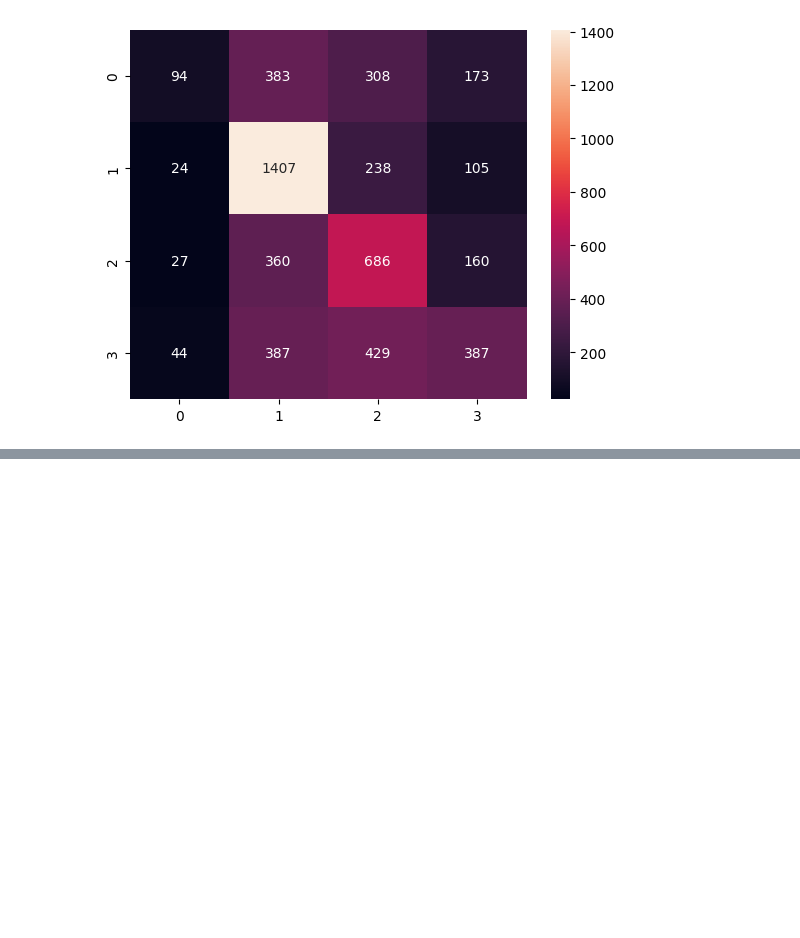
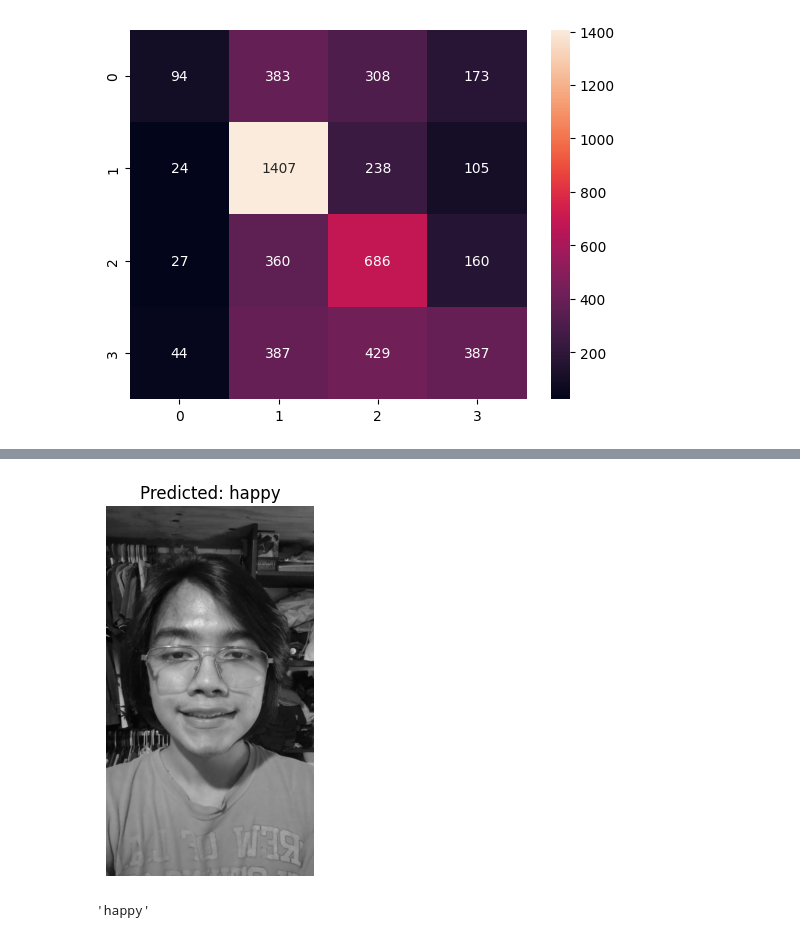
Before and after one commit to pyrawn/cnn-emotion-recognition-upy, a Jupyter notebook: notebooks/training.ipynb, the cells around one changed output, grey strips where cells are left out. Drawn from its saved outputs; the diff is of its cells as text; code cells hidden in the pictures; blank space fills up the shorter version.

Commit message:
Model tested

```diff
--- a/notebooks/training.ipynb
+++ b/notebooks/training.ipynb
@@ -298,3 +298,24 @@ sn.heatmap(confmat2, annot=True, fmt="d")
 [figure]
 # %%
 model2.save("../models/emotion_cnn_model-2.h5")
+# %%
+def predict_emotion(model, image_path):
+    img = cv2.imread(image_path, cv2.IMREAD_GRAYSCALE)
+
+    if img is None:
+        print(f"Image not found: {image_path}")
+        return
+
+    img_resized = cv2.resize(img, (48, 48))
+    img_normalized = img_resized.astype("float32") / 255.0
+    img_input = np.expand_dims(img_normalized, axis=(0, -1))  # shape: (1, 48, 48, 1)
+
+    prediction = model.predict(img_input)
+    predicted_label = labels[np.argmax(prediction)]
+
+    plt.imshow(img, cmap='gray')
+    plt.title(f'Predicted: {predicted_label}')
+    plt.axis('off')
+    plt.show()
+
+    return predicted_label
@@ -300,0 +329,3 @@ model2.save("../models/emotion_cnn_model-2.h5")
+# %%
+predict_emotion(model2, "../predict/this-happy.png")
+# %% [output]
@@ -300,0 +333,2 @@ model2.save("../models/emotion_cnn_model-2.h5")
+[figure, added]
+'happy'
```
Also changed, not shown: parts of 2 cells of this notebook.
